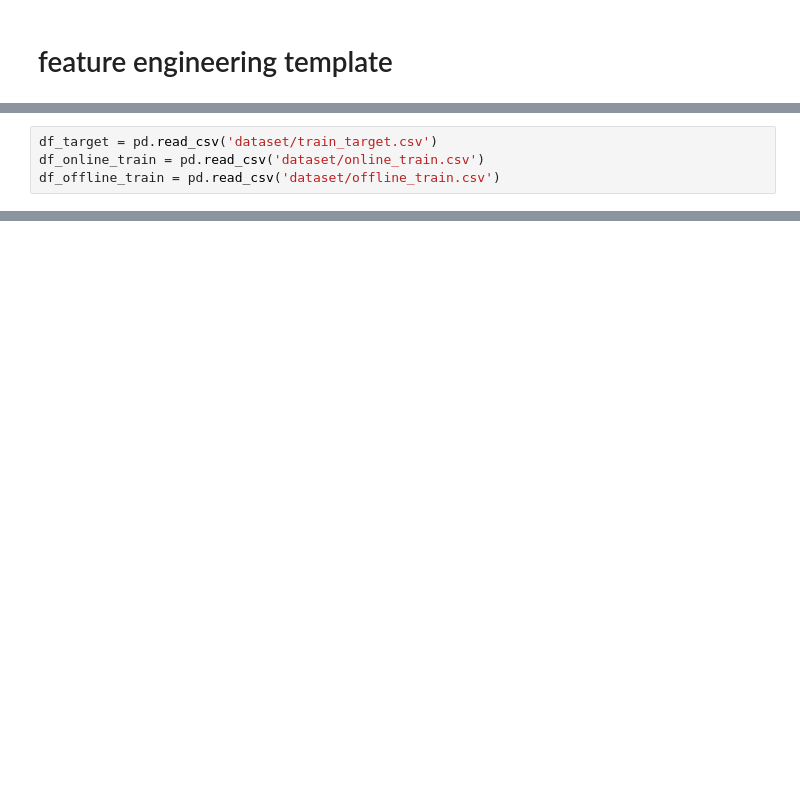
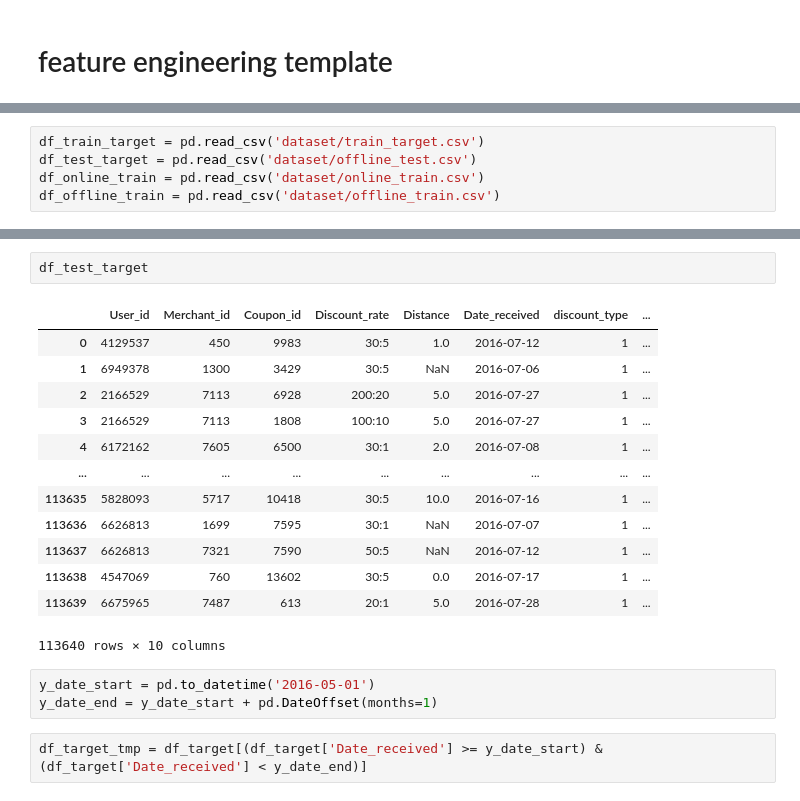
Before and after one commit to xinyuwg/ds_5500_project1_coupon, a Jupyter notebook: feature_engineering.ipynb, the cells around one changed output, grey strips where cells are left out. Saved outputs shown, nothing was run; the diff lists cells and outputs as text; blank space fills up the shorter version.

```diff
--- a/feature_engineering.ipynb
+++ b/feature_engineering.ipynb
@@ -9,5 +11,6 @@ import numpy as np
 # %%
-df_target = pd.read_csv('dataset/train_target.csv')
+df_train_target = pd.read_csv('dataset/train_target.csv')
+df_test_target = pd.read_csv('dataset/offline_test.csv')
 df_online_train = pd.read_csv('dataset/online_train.csv')
 df_offline_train = pd.read_csv('dataset/offline_train.csv')
 # %%
@@ -20,0 +29,21 @@ df_target_5 = df_target[df_target['month_received'] == 5]
+# %%
+df_test_target
+# %% [output]
+|  | User_id | Merchant_id | Coupon_id | Discount_rate | Distance | Date_received | discount_type | ... |
+| 0 | 4129537 | 450 | 9983 | 30:5 | 1.0 | 2016-07-12 | 1 | ... |
+| 1 | 6949378 | 1300 | 3429 | 30:5 | NaN | 2016-07-06 | 1 | ... |
+| 2 | 2166529 | 7113 | 6928 | 200:20 | 5.0 | 2016-07-27 | 1 | ... |
+| 3 | 2166529 | 7113 | 1808 | 100:10 | 5.0 | 2016-07-27 | 1 | ... |
+| 4 | 6172162 | 7605 | 6500 | 30:1 | 2.0 | 2016-07-08 | 1 | ... |
+| ... | ... | ... | ... | ... | ... | ... | ... | ... |
+| 113635 | 5828093 | 5717 | 10418 | 30:5 | 10.0 | 2016-07-16 | 1 | ... |
+| 113636 | 6626813 | 1699 | 7595 | 30:1 | NaN | 2016-07-07 | 1 | ... |
+| 113637 | 6626813 | 7321 | 7590 | 50:5 | NaN | 2016-07-12 | 1 | ... |
+| 113638 | 4547069 | 760 | 13602 | 30:5 | 0.0 | 2016-07-17 | 1 | ... |
+| 113639 | 6675965 | 7487 | 613 | 20:1 | 5.0 | 2016-07-28 | 1 | ... |
+113640 rows × 10 columns
+# %%
+y_date_start = pd.to_datetime('2016-05-01')
+y_date_end = y_date_start + pd.DateOffset(months=1)
+# %%
+df_target_tmp = df_target[(df_target['Date_received'] >= y_date_start) & (df_target['Date_received'] < y_date_end)]
```
Also changed, not shown: parts of 17 cells of this notebook, 1 other file.
